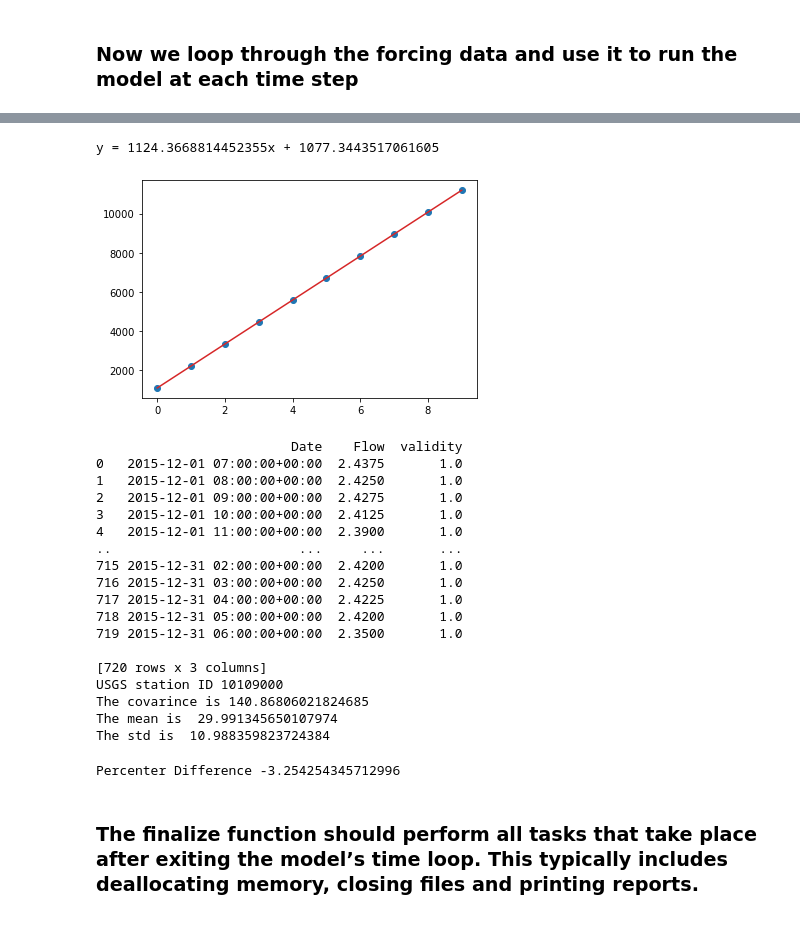
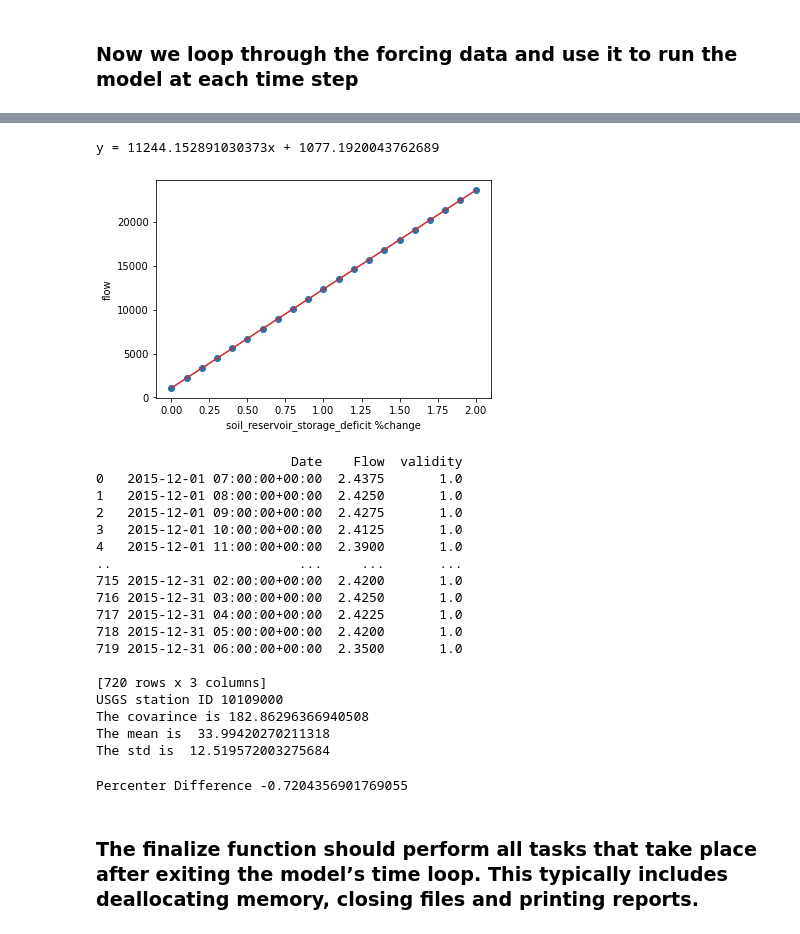
Before and after one commit to zbutler33/NextGen---The-Simulators-, a Jupyter notebook: Toy_Model/Toymodel_CFE.ipynb, the cells around one changed output, grey strips where cells are left out. Saved outputs shown, nothing was run; the diff lists cells and outputs as text; code cells hidden in the pictures.

Commit message:
Updated plot

```diff
--- a/Toy_Model/Toymodel_CFE.ipynb
+++ b/Toy_Model/Toymodel_CFE.ipynb
@@ -181,7 +181,7 @@ cfe = []
 cfe_sum = []
 outflow_list =[]
 
-percent_list = np.arange(0,10,1)
+percent_list = np.arange(0,2.1,0.1)
 #percent_list = [0.05, 0.2, 0.5, 1.5, 10]
 #percentList = percent_list.tolist()
 
@@ -235,17 +241,19 @@ df
 # %%
 # plot and get linear relationship
 x = df.iloc[:,0]
 y = df.iloc[:,1]
 #plt.ylim(0,70)
 #plt.xlim(0,3)
 m, b = np.polyfit(x,y,1)
 
 plt.plot(x, m*x+b, color = 'tab:red')
 plt.scatter(x, y)
+plt.xlabel('soil_reservoir_storage_deficit %change')
+plt.ylabel('flow')
 print('y = %sx + %s' %(m, b))
 # %% [output]
-y = 1124.3668814452355x + 1077.3443517061605
+y = 11244.152891030373x + 1077.1920043762689
-[figure, old version]
+[figure, new version]
 # %%
 # Make empty matrices for plotting
 sim = []
@@ -315,16 +323,16 @@ print('The std is ', outflow_peturb_std)
 
 [720 rows x 3 columns]
 USGS station ID 10109000
-The covarince is 140.86806021824685
-The mean is  29.991345650107974
-The std is  10.988359823724384
+The covarince is 182.86296366940508
+The mean is  33.99420270211318
+The std is  12.519572003275684
 # %%
 sum_peturb = np.sum(sim)
 sum_cfe = np.sum(cfe)
 percent_diff = ((sum_peturb - sum_cfe) / sum_peturb)
 print('Percenter Difference', percent_diff * 100) #if postive, then decrease in flow
 # %% [output]
-Percenter Difference -3.254254345712996
+Percenter Difference -0.7204356901769055
 # %% [markdown]
 ### The finalize function should perform all tasks that take place after exiting the model’s time loop. This typically includes deallocating memory, closing files and printing reports.
 # %%
```
Also changed, not shown: parts of 2 cells of this notebook, 1 other file.
